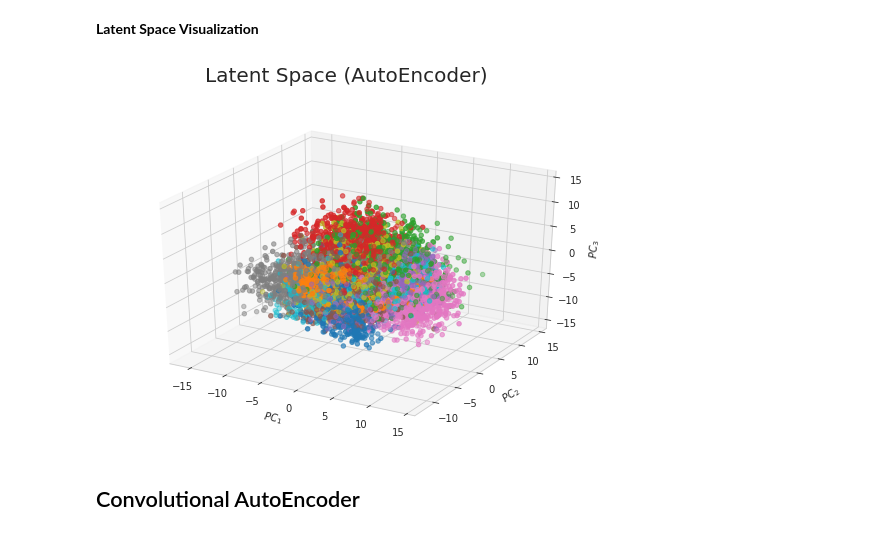
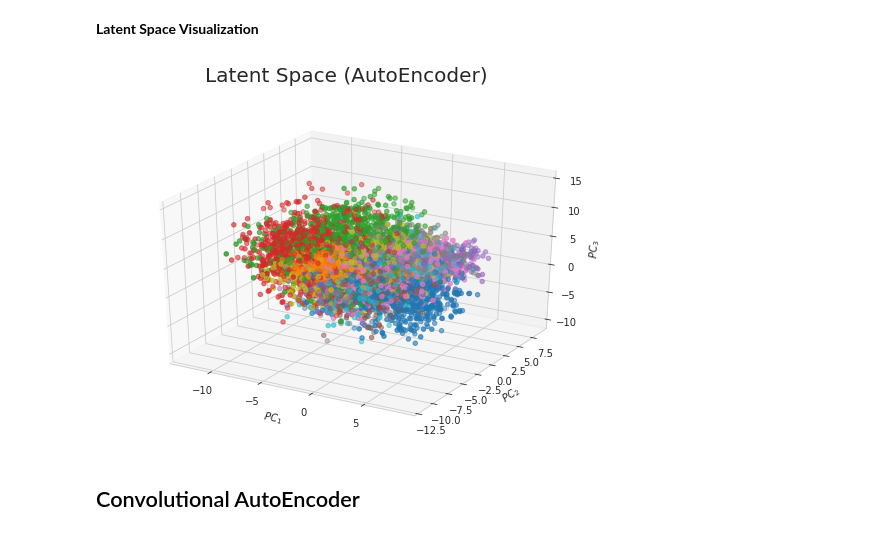
Before and after one commit to adimyth/datascience_stuff, a Jupyter notebook: machine-learning/AutoEncoders.ipynb, the cells around one changed output. Cells and saved outputs as stored; diff of their text form; code cells hidden in the pictures.

```diff
--- a/machine-learning/AutoEncoders.ipynb
+++ b/machine-learning/AutoEncoders.ipynb
@@ -336,19 +371,19 @@ encoder = Model(input_img, bottleneck)
 X_latent_autoencoder = encoder(X_test)
 # %%
 df4 = pd.DataFrame(X_latent_autoencoder.numpy(), columns=["Dim"+str(x) for x in range(n_dim)])
-df4["Value"] = y_test
+df4["Category"] = y_test
 # %%
 fig = plt.figure(figsize=(9, 6))
 ax = fig.add_subplot(111, projection='3d')
 colors = list(sns.color_palette())
-ax.scatter(df4['Dim1'], df4['Dim2'], df4['Dim3'], c=df4['Value'].apply(lambda x: colors[x]))
+ax.scatter(df4['Dim0'], df4['Dim1'], df4['Dim2'], c=df4['Category'].apply(lambda x: colors[x]))
 ax.set_xlabel('$PC_1$')
 ax.set_ylabel('$PC_2$')
 ax.set_zlabel('$PC_3$')
 fig.suptitle("Latent Space (AutoEncoder)", fontsize=20)
 plt.show()
 # %% [output]
-[figure, old version]
+[figure, new version]
 # %% [markdown]
 ## Convolutional AutoEncoder
 # %%
```
Also changed, not shown: parts of 30 cells of this notebook.
